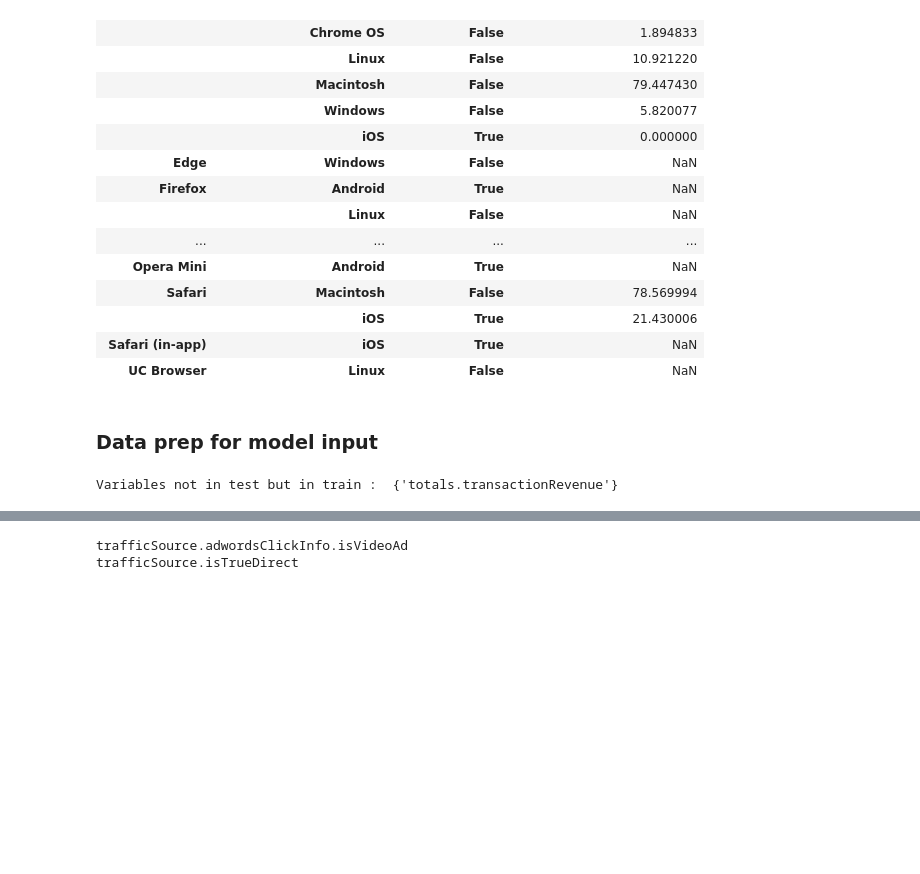
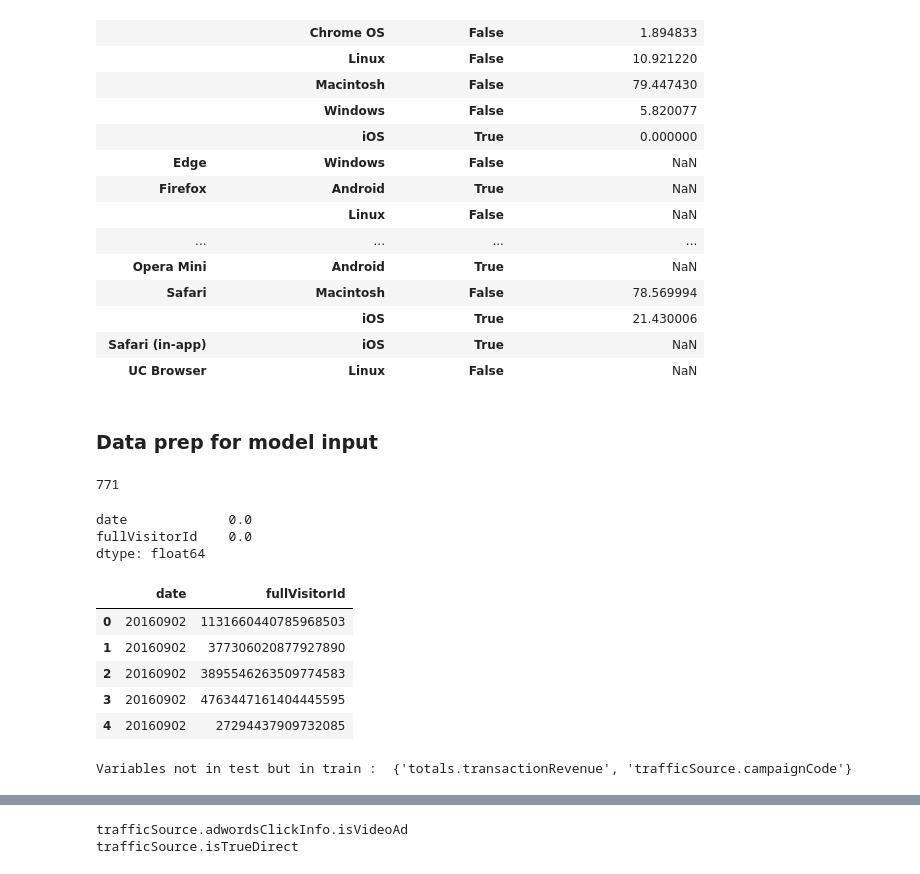
Before and after one commit to Archisman-Roy/DS_Explorations, a Jupyter notebook: GA_customer_revenue_prediction/Model_building_V1.ipynb, the cells around one changed output, grey strips where cells are left out. Drawn from its saved outputs; the diff is of its cells as text; code cells hidden in the pictures; blank space fills up the shorter version.

Commit message:
Feather and 64GB Machine

```diff
--- a/GA_customer_revenue_prediction/Model_building_V1.ipynb
+++ b/GA_customer_revenue_prediction/Model_building_V1.ipynb
@@ -597,2 +608,6 @@ sample.head(5)
+# %%
+#read from feather
+train_data = pd.read_feather('data/train_data')
+test_data = pd.read_feather('data/test_data')
 # %% [markdown]
 ### EDA
@@ -787,11 +804,37 @@ device #.reset_index()
 | UC Browser | Linux | False | NaN |
 # %% [markdown]
 ### Data prep for model input
+# %%
+gc.collect()
+# %% [output]
+771
+# %%
+#Preseving full visitor ID and date since it will be required lated
+#But first lets check if there are missing values in fullvisitorID and date
+#Ideally there should be no missing values
+display_all(train_data[['date','fullVisitorId']].isnull().sum()/len(train_data))
+# %% [output]
+date             0.0
+fullVisitorId    0.0
+dtype: float64
+# %%
+#If no missing value, create the separate table.
+train_visitor_map = train_data[['date','fullVisitorId']]
+test_visitor_map = test_data[['date','fullVisitorId']]
+# %%
+train_visitor_map.head()
+# %% [output]
+|  | date | fullVisitorId |
+| 0 | 20160902 | 1131660440785968503 |
+| 1 | 20160902 | 377306020877927890 |
+| 2 | 20160902 | 3895546263509774583 |
+| 3 | 20160902 | 4763447161404445595 |
+| 4 | 20160902 | 27294437909732085 |
 # %%
 #Columns different in train and test data
 print("Variables not in test but in train : ", set(train_data.columns).difference(set(test_data.columns)))
 # %% [output]
-Variables not in test but in train :  {'totals.transactionRevenue'}
+Variables not in test but in train :  {'totals.transactionRevenue', 'trafficSource.campaignCode'}
 # %%
 col_to_remove = list(set(train_data.columns).difference(set(test_data.columns)))
 # %%
```
Also changed, not shown: parts of 19 cells of this notebook, 1 other file.
